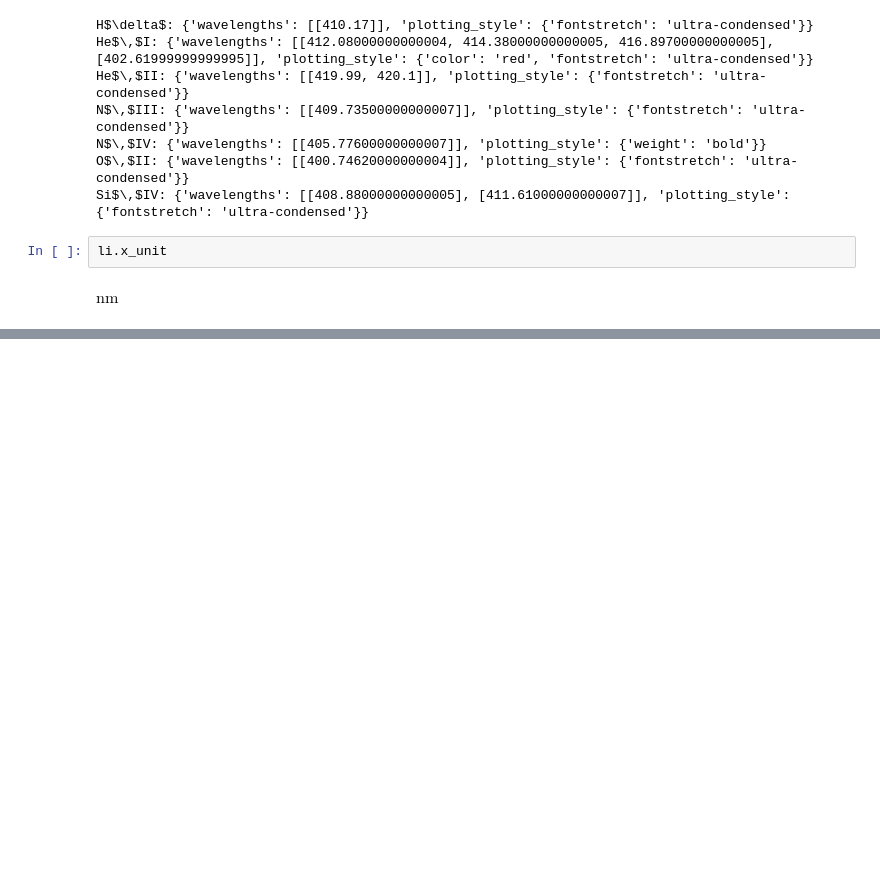
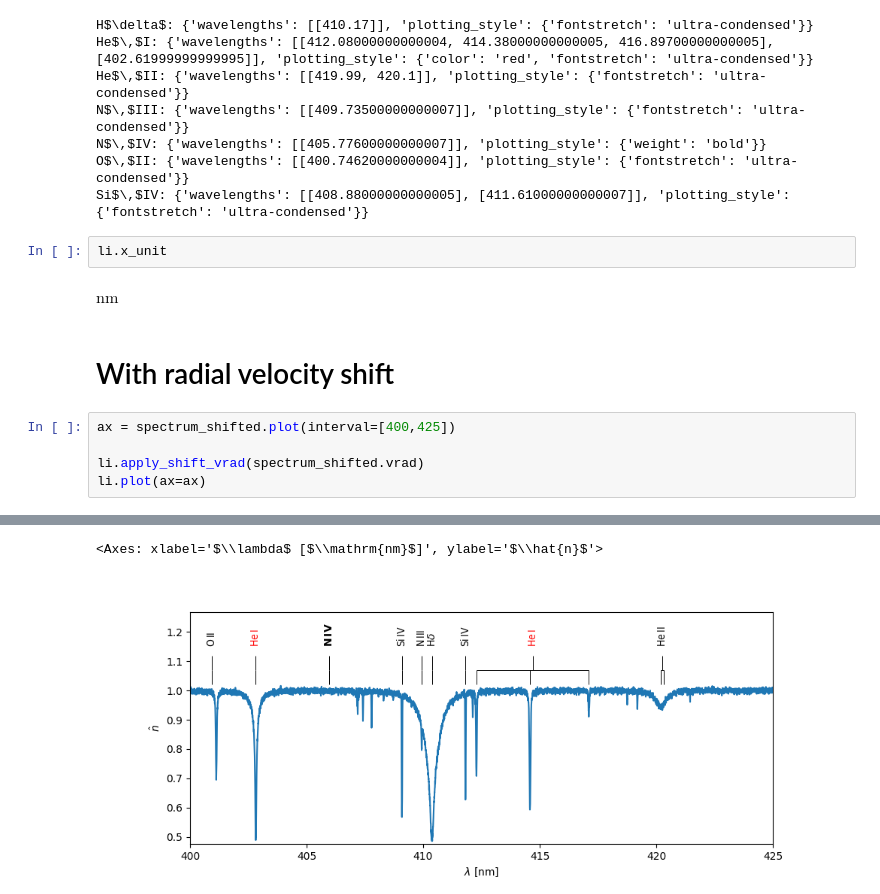
Before and after one commit to eschoesser/spyplotter, a Jupyter notebook: docs/spectrum.ipynb, the cells around one changed output, grey strips where cells are left out. Cells and saved outputs as stored; diff of their text form; blank space fills up the shorter version.

Commit message:
vrad

```diff
--- a/docs/spectrum.ipynb
+++ b/docs/spectrum.ipynb
@@ -315,3 +315,11 @@ Si$\,$IV: {'wavelengths': [[408.88000000000005], [411.61000000000007]], 'plottin
 li.x_unit
 # %% [output]
 $\mathrm{nm}$
+# %% [markdown]
+# With radial velocity shift
+# %%
+ax = spectrum_shifted.plot(interval=[400,425])
+
+li.apply_shift_vrad(spectrum_shifted.vrad)
+li.plot(ax=ax)
+# %% [output]
@@ -317,0 +327,2 @@ $\mathrm{nm}$
+<Axes: xlabel='$\\lambda$ [$\\mathrm{nm}$]', ylabel='$\\hat{n}$'>
+[figure, added]
```
Also changed, not shown: parts of 1 cell of this notebook, 1 other file.
